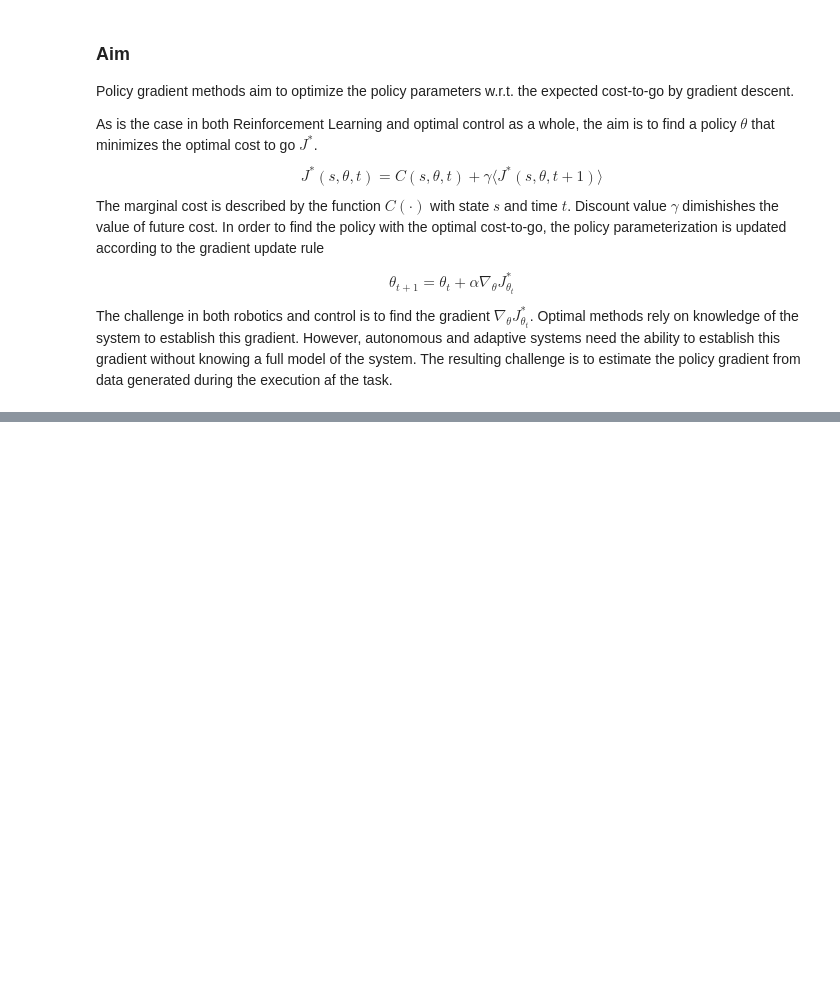
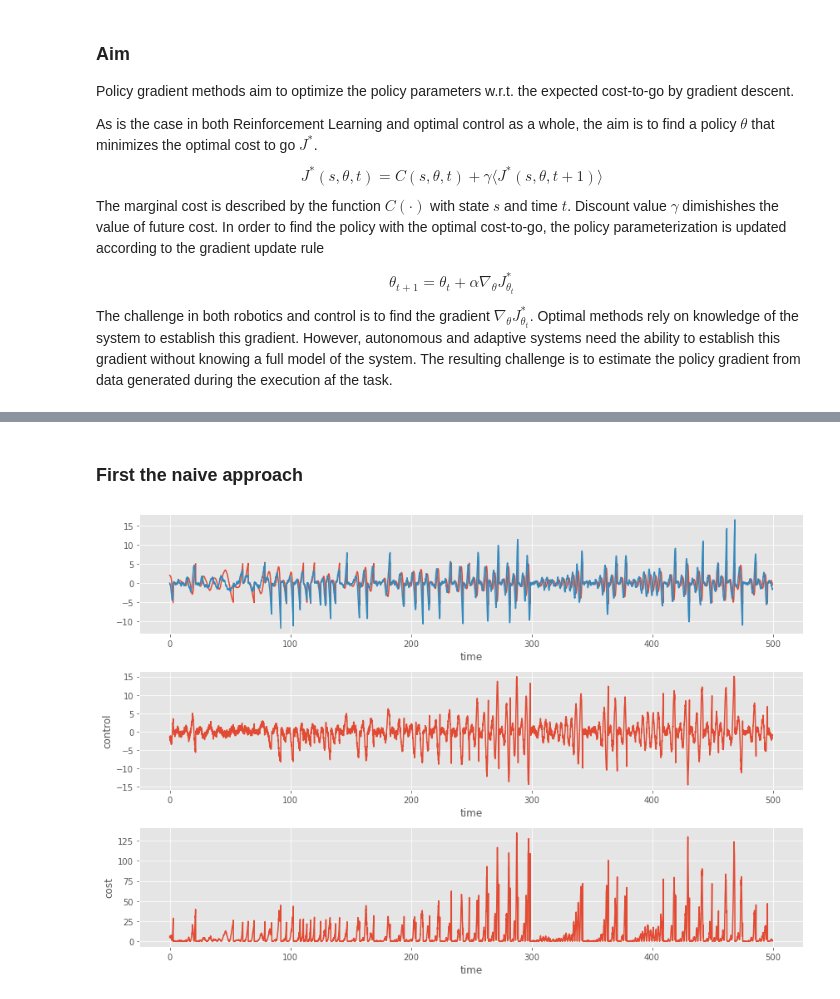
Before and after one commit to JopNiessen/DualControl, a Jupyter notebook: PolicyGradientMethods.ipynb, the cells around one changed output, grey strips where cells are left out. Cells and saved outputs as stored; diff of their text form; code cells hidden in the pictures; blank space fills up the shorter version.

```diff
--- a/PolicyGradientMethods.ipynb
+++ b/PolicyGradientMethods.ipynb
@@ -1,5 +1,16 @@
 # %% [markdown]
 # Policy Gradient Methods
+# %%
+import numpy as np
+import jax.numpy as jnp
+import jax.random as jrandom
+from src.systems.linear import StochasticDoubleIntegrator
+from src.NeuralNetwork.ANN import NeuralNet
+from src.RL.PolicyGradient.REINFORCE import *
+from src.controllers.utilities import *
+
+import matplotlib.pyplot as plt
+plt.style.use('ggplot')
 # %% [markdown]
 ### Aim
 
@@ -44,0 +59,30 @@ for i in range(n_steps - 1):
+# %% [markdown]
+### First the naive approach
+# %%
+key = jrandom.PRNGKey(2)
+
+# Initialize system
+x0 = jnp.array([2, 0])
+SDI = StochasticDoubleIntegrator(x0)
+
+T = 500
+n_obs = 2
+
+# Initialize controller
+controller = linear_controller(key, (1, n_obs))
+
+# run environment
+TH, X, U, C, L, controller = run_controlled_environment(key, controller, SDI, T, training_wheels=True, method='PolicyGradient')
+
+fig, ax = plt.subplots(3, figsize=(12,8))
+ax[0].plot(TH, X[:,0])
+ax[0].plot(TH, X[:,1])
+ax[1].plot(TH, U)
+ax[2].plot(TH, C)
+labels = {'ylab': [None, 'control', 'cost']}
+for idx in range(3):
+    ax[idx].set_xlabel('time')
+    ax[idx].set_ylabel(labels['ylab'][idx])
+plt.tight_layout()
+# %% [output]
+[figure, added]
```
Also changed, not shown: parts of 8 cells of this notebook, 5 other files.
